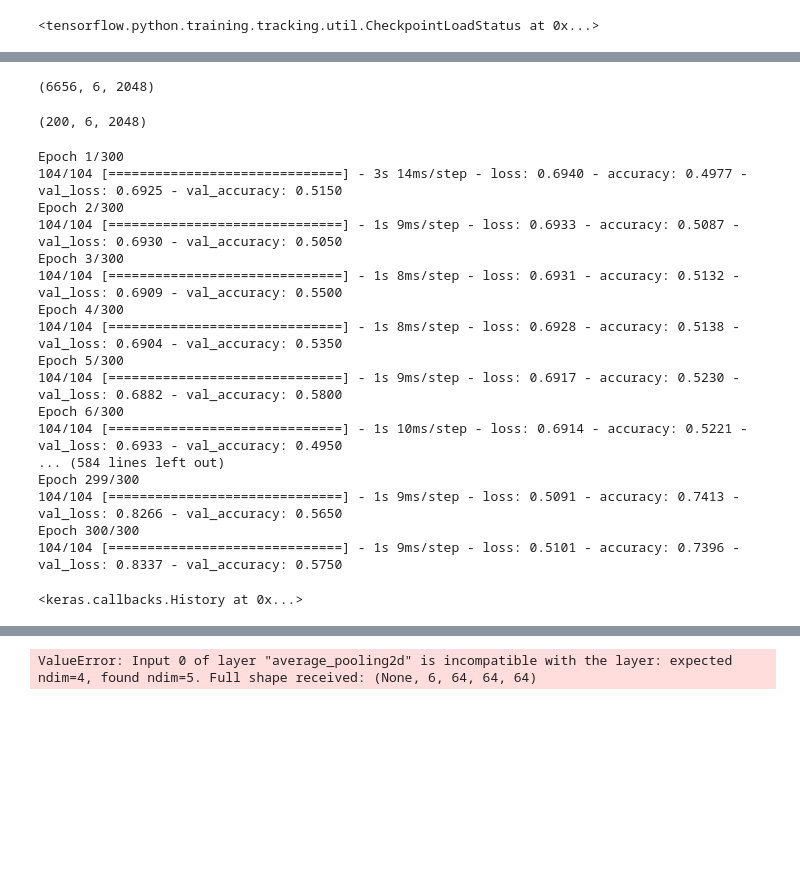
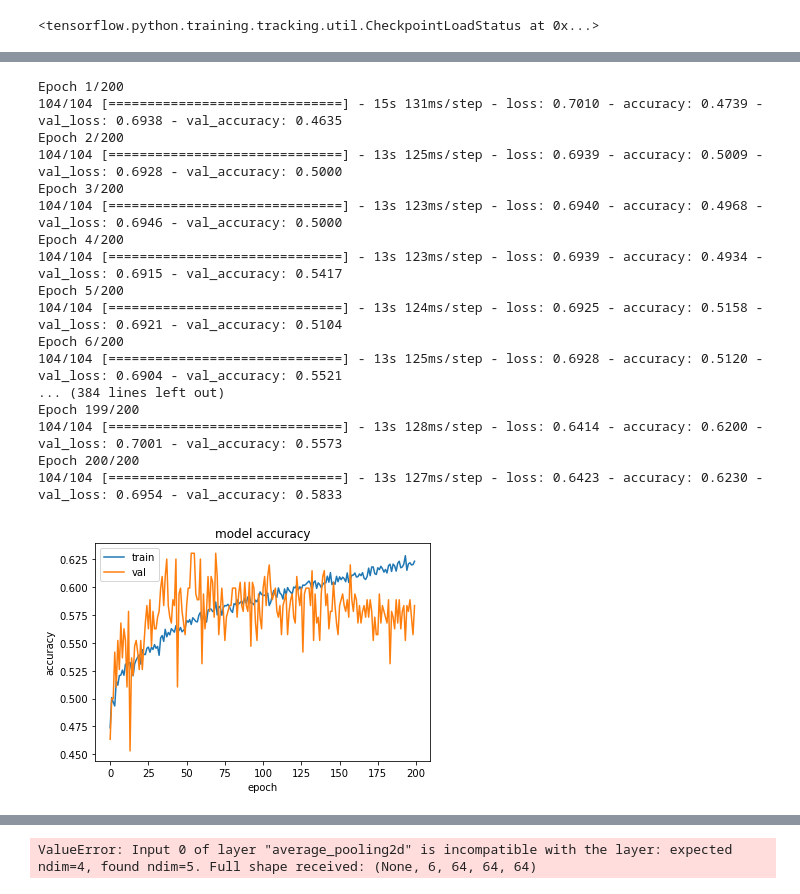
Before and after one commit to nikitagalayda/flare_lstm, a Jupyter notebook: LSTM_preflare.ipynb, the cells around one changed output, grey strips where cells are left out. Saved outputs shown, nothing was run; the diff lists cells and outputs as text; code cells hidden in the pictures; blank space fills up the shorter version.

```diff
--- a/LSTM_preflare.ipynb
+++ b/LSTM_preflare.ipynb
@@ -281,6 +322,6 @@ channels_last
 # %%
 epochs = 20
-batch_size = 32
+batch_size = 64
 train_folder, val_folders, test_folders = GetDataFolders(DATA_FEATURES_TRAIN_DIR, DATA_FEATURES_VAL_DIR, DATA_FEATURES_TEST_DIR)
 # %%
 traingen = CustomDataFeaturesGen(train_folders, batch_size)
@@ -364,11 +354,3 @@ val_y = get_labels(valgen)
-# %%
-train_x.shape
-# %% [output]
-(6656, 6, 2048)
-# %%
-val_x.shape
-# %% [output]
-(200, 6, 2048)
 # %%
 def attention_3d_block(hidden_states, series_len=6):
     hidden_size = int(hidden_states.shape[2])
@@ -387,7 +369,7 @@ def attention_3d_block(hidden_states, series_len=6):
     return attention_vector
 # %%
 def get_sequence_model():
-    inp = Input(shape=train_x.shape[1:])
+    inp = Input(shape=(6, 2048))
     x = LSTM(10, return_sequences=True)(inp)
     x = attention_3d_block(x)
     x = Dense(200, activation='relu')(x)
@@ -411,23 +393,32 @@ def get_sequence_model():
     return rnn_model
 # %%
 model = get_sequence_model()
-model.fit(train_x, train_y, validation_data = (val_x, val_y), batch_size=64, epochs=300)
+history = model.fit(traingen, validation_data = valgen, batch_size=batch_size, epochs=200)
 # %% [output]
-Epoch 1/300
-104/104 [==============================] - 3s 14ms/step - loss: 0.6940 - accuracy: 0.4977 - val_loss: 0.6925 - val_accuracy: 0.5150
-Epoch 2/300
-104/104 [==============================] - 1s 9ms/step - loss: 0.6933 - accuracy: 0.5087 - val_loss: 0.6930 - val_accuracy: 0.5050
-Epoch 3/300
-104/104 [==============================] - 1s 8ms/step - loss: 0.6931 - accuracy: 0.5132 - val_loss: 0.6909 - val_accuracy: 0.5500
-Epoch 4/300
-104/104 [==============================] - 1s 8ms/step - loss: 0.6928 - accuracy: 0.5138 - val_loss: 0.6904 - val_accuracy: 0.5350
-Epoch 5/300
-104/104 [==============================] - 1s 9ms/step - loss: 0.6917 - accuracy: 0.5230 - val_loss: 0.6882 - val_accuracy: 0.5800
-Epoch 6/300
-104/104 [==============================] - 1s 10ms/step - loss: 0.6914 - accuracy: 0.5221 - val_loss: 0.6933 - val_accuracy: 0.4950
-... (584 lines left out)
-Epoch 299/300
-104/104 [==============================] - 1s 9ms/step - loss: 0.5091 - accuracy: 0.7413 - val_loss: 0.8266 - val_accuracy: 0.5650
-Epoch 300/300
-104/104 [==============================] - 1s 9ms/step - loss: 0.5101 - accuracy: 0.7396 - val_loss: 0.8337 - val_accuracy: 0.5750
+Epoch 1/200
+104/104 [==============================] - 15s 131ms/step - loss: 0.7010 - accuracy: 0.4739 - val_loss: 0.6938 - val_accuracy: 0.4635
+Epoch 2/200
+104/104 [==============================] - 13s 125ms/step - loss: 0.6939 - accuracy: 0.5009 - val_loss: 0.6928 - val_accuracy: 0.5000
+Epoch 3/200
+104/104 [==============================] - 13s 123ms/step - loss: 0.6940 - accuracy: 0.4968 - val_loss: 0.6946 - val_accuracy: 0.5000
+Epoch 4/200
+104/104 [==============================] - 13s 123ms/step - loss: 0.6939 - accuracy: 0.4934 - val_loss: 0.6915 - val_accuracy: 0.5417
+Epoch 5/200
+104/104 [==============================] - 13s 124ms/step - loss: 0.6925 - accuracy: 0.5158 - val_loss: 0.6921 - val_accuracy: 0.5104
+Epoch 6/200
+104/104 [==============================] - 13s 125ms/step - loss: 0.6928 - accuracy: 0.5120 - val_loss: 0.6904 - val_accuracy: 0.5521
+... (384 lines left out)
+Epoch 199/200
+104/104 [==============================] - 13s 128ms/step - loss: 0.6414 - accuracy: 0.6200 - val_loss: 0.7001 - val_accuracy: 0.5573
+Epoch 200/200
+104/104 [==============================] - 13s 127ms/step - loss: 0.6423 - accuracy: 0.6230 - val_loss: 0.6954 - val_accuracy: 0.5833
-<keras.callbacks.History at 0x...>
+# %%
+plt.plot(history.history['accuracy'])
+plt.plot(history.history['val_accuracy'])
+plt.title('model accuracy')
+plt.ylabel('accuracy')
+plt.xlabel('epoch')
+plt.legend(['train', 'val'], loc='upper left')
+plt.show()
+# %% [output]
+[figure, added]
```
Also changed, not shown: parts of 11 cells of this notebook, 3 other files.
